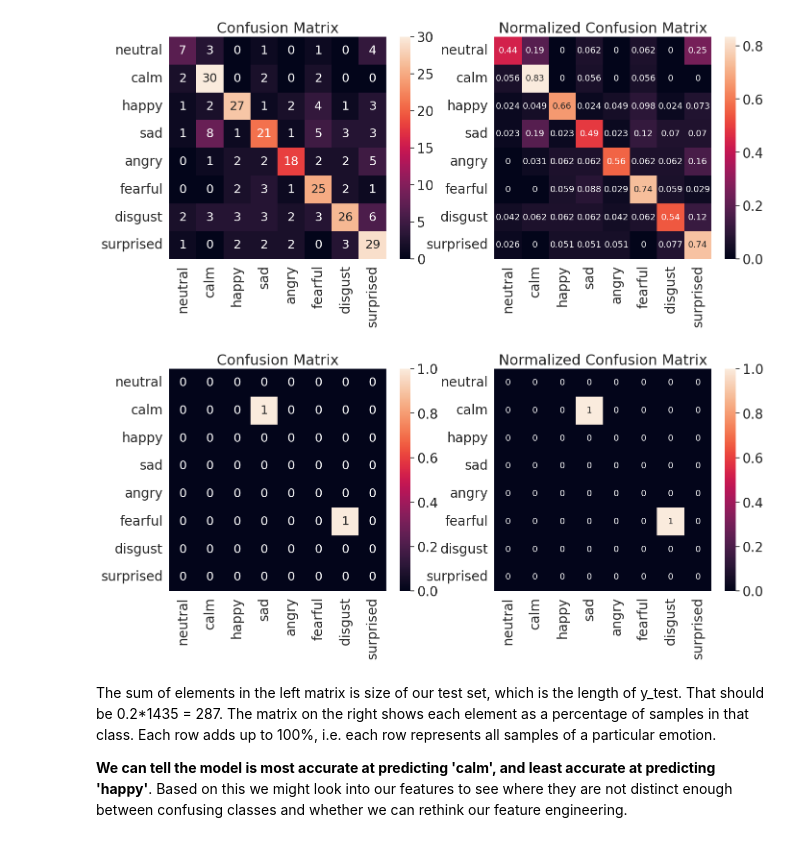
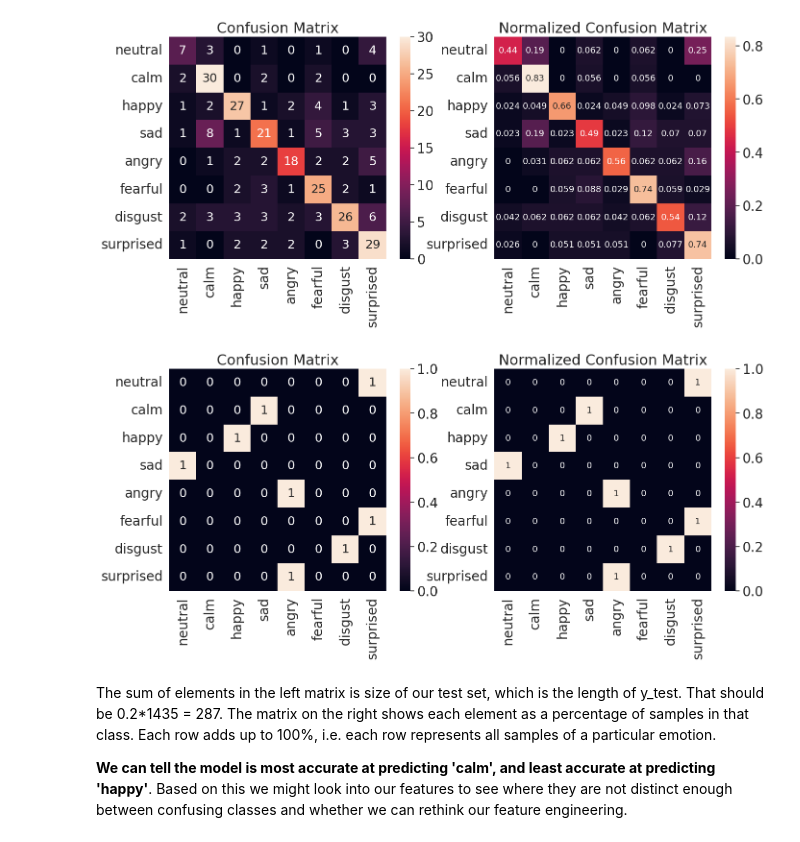
Before and after one commit to rouyu0405/Week4-NeuralNetworks, a Jupyter notebook: week4__neural_networks.ipynb, the cells around one changed output. Saved outputs shown, nothing was run; the diff lists cells and outputs as text; code cells hidden in the pictures.

```diff
--- a/week4__neural_networks.ipynb
+++ b/week4__neural_networks.ipynb
@@ -678,36 +676,36 @@ from sklearn.metrics import confusion_matrix
 import seaborn as sn # I like seaborn's confusion matrix over sklearn's default
 
 # get predictions on test set
-actor25_test_emotion_predictions = model.predict(actor25_X_test) #put actor 25 variable here
-actor25_test_emotion_groundtruth = actor25_y_test
+actor25_test_emotion_predictions = model.predict(actor25_features_scaled) #put actor 25 variable here
+actor25_test_emotion_groundtruth = actor25_emotions
 
 # set labels for matrix axes from emotions
 emotion_list =['neutral','calm','happy','sad','angry','fearful','disgust','surprised']
 emotion_name = [emotion for emotion in emotion_list]
 
 # build confusion matrix and normalized confusion matrix
 conf_matrix = confusion_matrix(actor25_test_emotion_groundtruth, actor25_test_emotion_predictions, labels=emotion_list)
 conf_matrix_norm = confusion_matrix(actor25_test_emotion_groundtruth, actor25_test_emotion_predictions,normalize='true', labels=emotion_list)
 
 
 
 # make a confusion matrix with labels using a DataFrame
 confmatrix_df = pd.DataFrame(conf_matrix, index=emotion_name, columns=emotion_name)
 confmatrix_df_norm = pd.DataFrame(conf_matrix_norm, index=emotion_name, columns=emotion_name)
 
 # plot confusion matrices
 plt.figure(figsize=(16,6))
 sn.set(font_scale=1.8) # emotion label and title size
 plt.subplot(1,2,1)
 plt.title('Confusion Matrix')
 sn.heatmap(confmatrix_df, annot=True, annot_kws={"size": 18}) #annot_kws is value font
 plt.subplot(1,2,2)
 plt.title('Normalized Confusion Matrix')
 sn.heatmap(confmatrix_df_norm, annot=True, annot_kws={"size": 13}) #annot_kws is value font
 
 plt.show()
 # %% [output]
-[figure, old version]
+[figure, new version]
 # %% [markdown]
 The sum of elements in the left matrix is size of our test set, which is the length of y_test. That should be 0.2*1435 = 287. The matrix on the right shows each element as a percentage of samples in that class. Each row adds up to 100%, i.e. each row represents all samples of a particular emotion.
 
```
Also changed, not shown: parts of 4 cells of this notebook.
